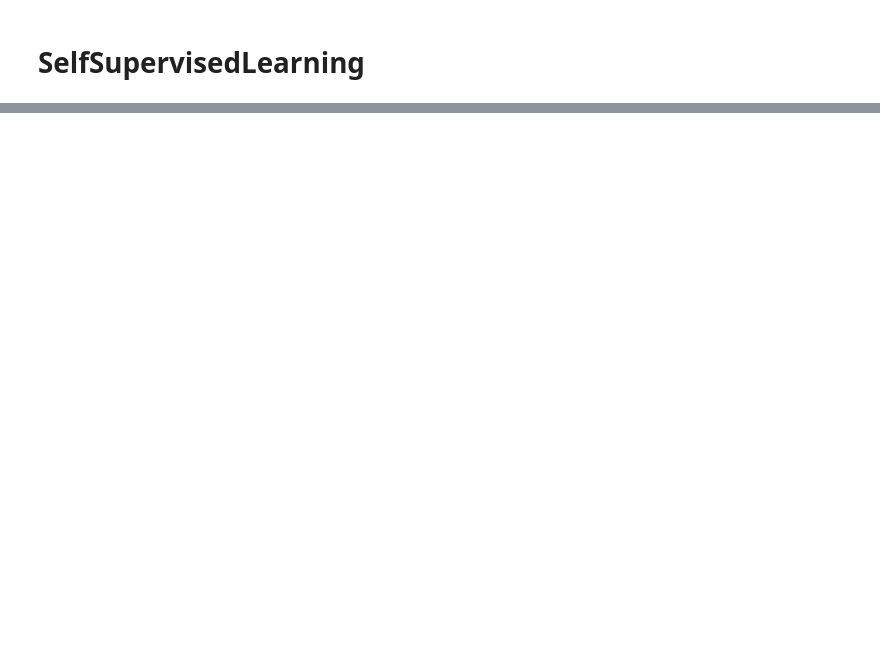
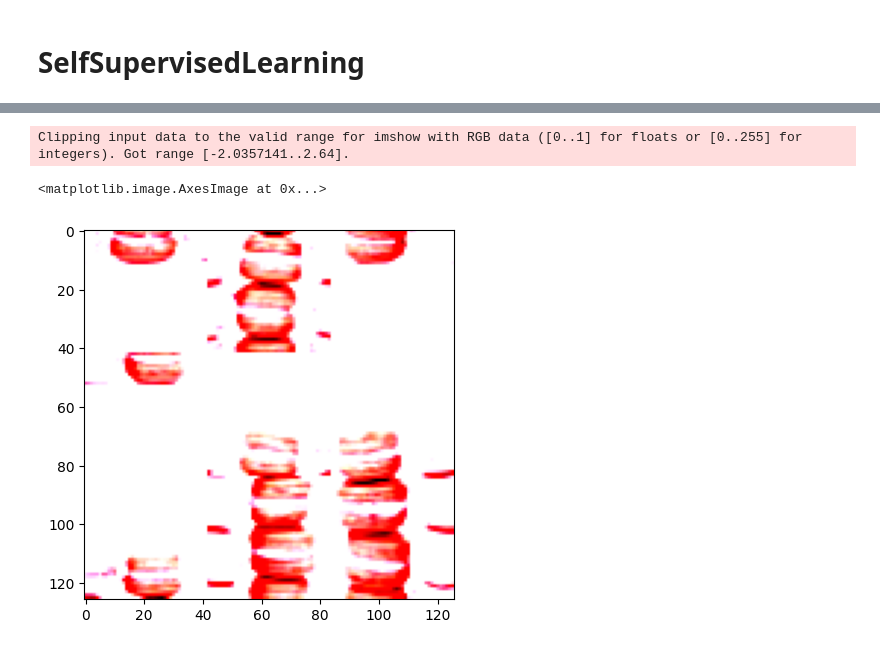
Before and after one commit to Alexd1303/FoodClassification, a Jupyter notebook: main.ipynb, the cells around one changed output, grey strips where cells are left out. Saved outputs shown, nothing was run; the diff lists cells and outputs as text; code cells hidden in the pictures; blank space fills up the shorter version.

Commit message:
training self supervised

```diff
--- a/main.ipynb
+++ b/main.ipynb
@@ -653,10 +636,22 @@ class JigsawDataset(torch.utils.data.Dataset):
     def __getitem__(self, idx):
         image, label = self.dataset[idx]
         permuted_patches, perm_index = jigsaw_puzzle_patches(image, self.grid_size, self.perm_set)
-        return torch.stack(permuted_patches), perm_index
+
+        # Convert patches to a single image since the cnn expects a single image input
+        jigsaw_image = torch.cat([torch.cat(permuted_patches[i:i + self.grid_size], dim=1) for i in range(0, len(permuted_patches), self.grid_size)], dim=2)
+
+        return jigsaw_image, perm_index
+
 
 jigsaw_dataset_train = JigsawDataset(train_dataset, grid_size=3, perm_set=perm_set)
 jigsaw_dataset_val = JigsawDataset(val_dataset, grid_size=3, perm_set=perm_set)
 
 jigsaw_train_dataloader = torch.utils.data.DataLoader(jigsaw_dataset_train, batch_size=64, shuffle=True)
 jigsaw_val_dataloader = torch.utils.data.DataLoader(jigsaw_dataset_val, batch_size=64, shuffle=False)
+# %%
+jigsaw_dataset_train.__getitem__(0)[0]
+plt.imshow(jigsaw_dataset_train.__getitem__(0)[0].permute(1, 2, 0).cpu().numpy())
+# %% [output]
+Clipping input data to the valid range for imshow with RGB data ([0..1] for floats or [0..255] for integers). Got range [-2.0357141..2.64].
+<matplotlib.image.AxesImage at 0x...>
+[figure, added]
```
Also changed, not shown: parts of 11 cells of this notebook, 3 other files.
